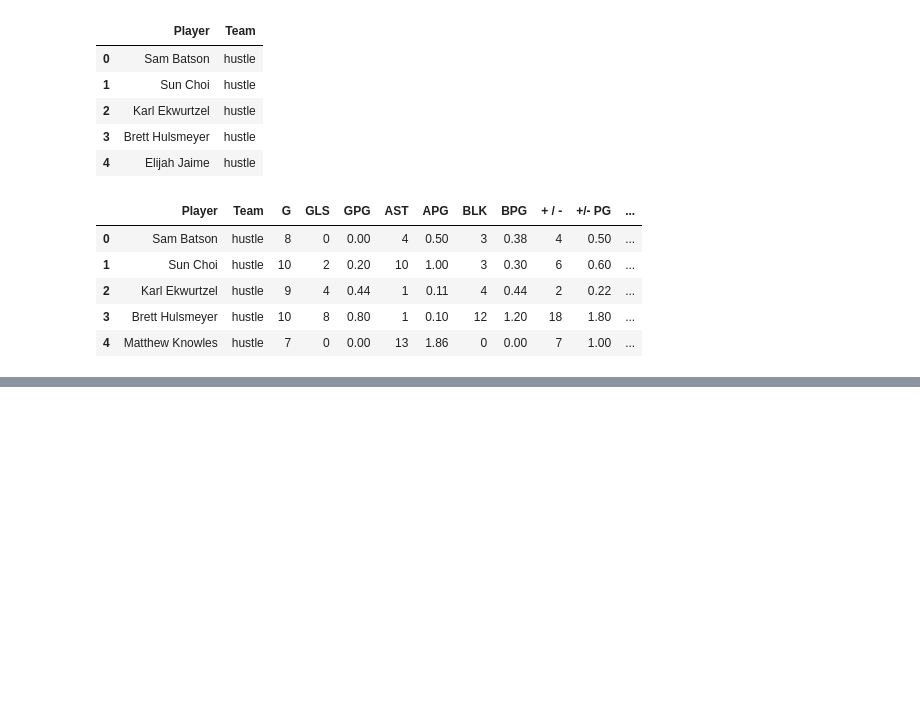
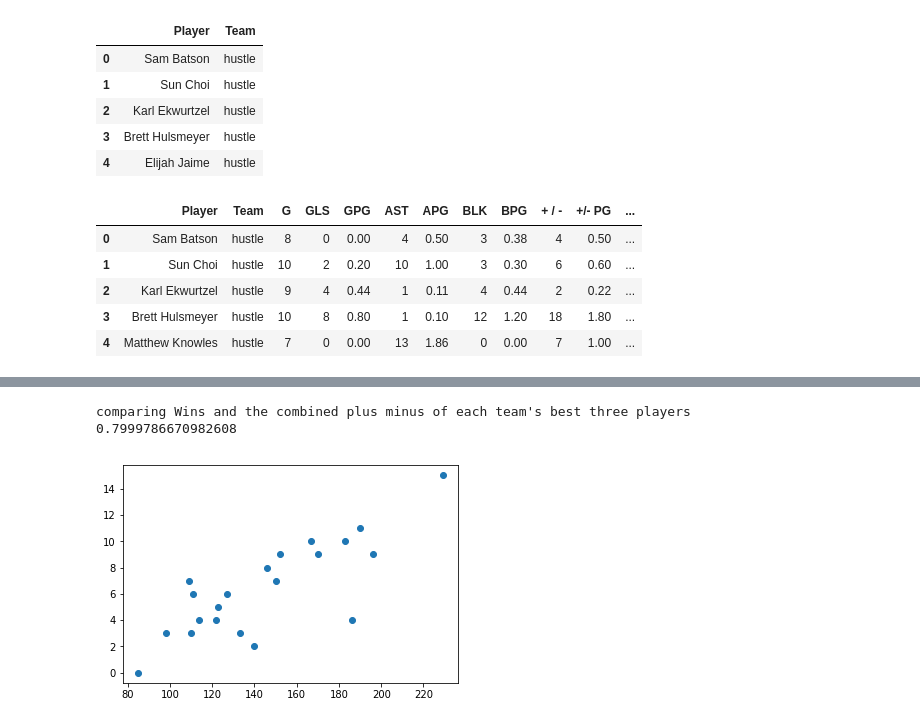
Before and after one commit to Samcfuchs/2950, a Jupyter notebook: notebooks/leo.ipynb, the cells around one changed output, grey strips where cells are left out. Cells and saved outputs as stored; diff of their text form; code cells hidden in the pictures; blank space fills up the shorter version.

```diff
--- a/notebooks/leo.ipynb
+++ b/notebooks/leo.ipynb
@@ -134,0 +178,23 @@ assists and blocks with more than 50 points played 0.09995335433917836
+# %%
+# team_stats.assign(top_three_pm = np.zeros(len(team_stats.index)))
+# team_stats.insert(3, "top_three_pm", np.zeros(len(team_stats.index)), True)
+pm_list = []
+for team in team_stats['Team']:
+    words = team.split()
+    team_stats.replace(to_replace=team, value=words[-1].lower(), inplace=True)
+team_stats.replace(to_replace='chill', value='windchill', inplace=True)
+for team in team_stats['Team']:
+    pm_list.append(teams_pmt[team])
+team_stats.insert(3, "top_three_pm", pm_list, True)
+# %%
+print('comparing Wins and the combined plus minus of each team\'s best three players')
+print(np.corrcoef(team_stats['top_three_pm'], team_stats['W'])[0][1])
+plt.scatter(team_stats['top_three_pm'], team_stats['W'])
+plt.show()
+# pm_w_model = LinearRegression()
+# pm_w_model.fit(team_stats[['top_three_pm']], team_stats['W'])
+# print('goals and blocks.','slope:',pm_w_model.coef_[0],'intercept:', pm_w_model.intercept_)
+# %% [output]
+comparing Wins and the combined plus minus of each team's best three players
+0.7999786670982608
+[figure, added]
```
Also changed, not shown: parts of 18 cells of this notebook.
